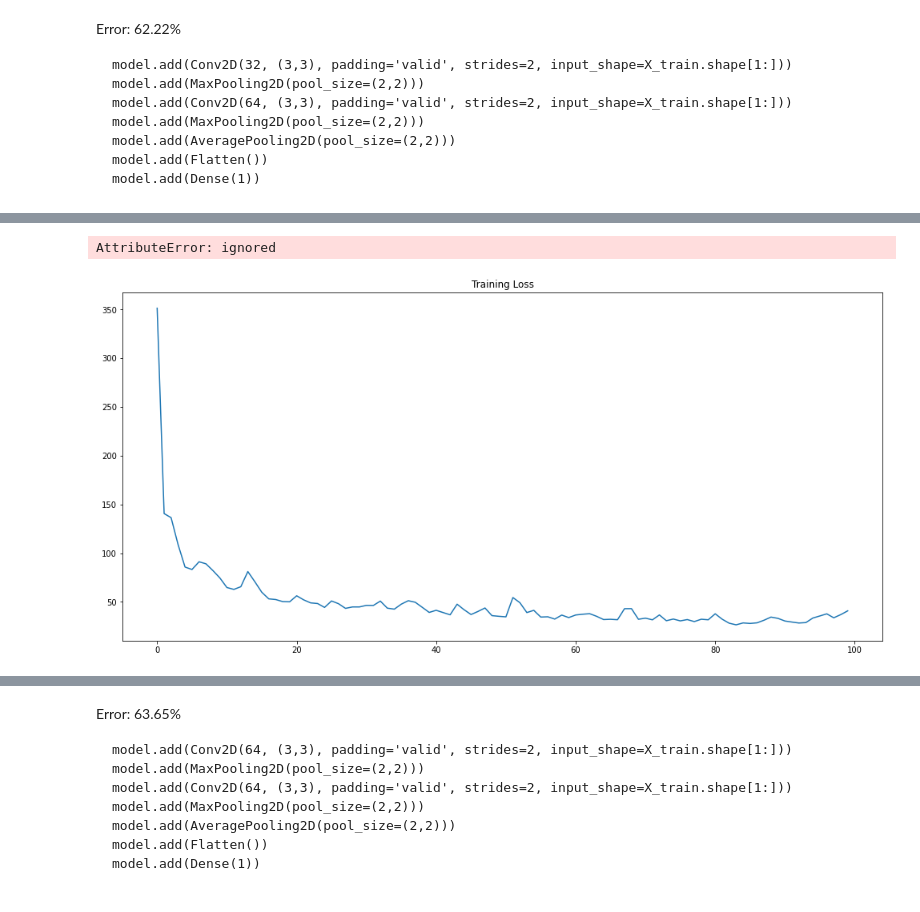
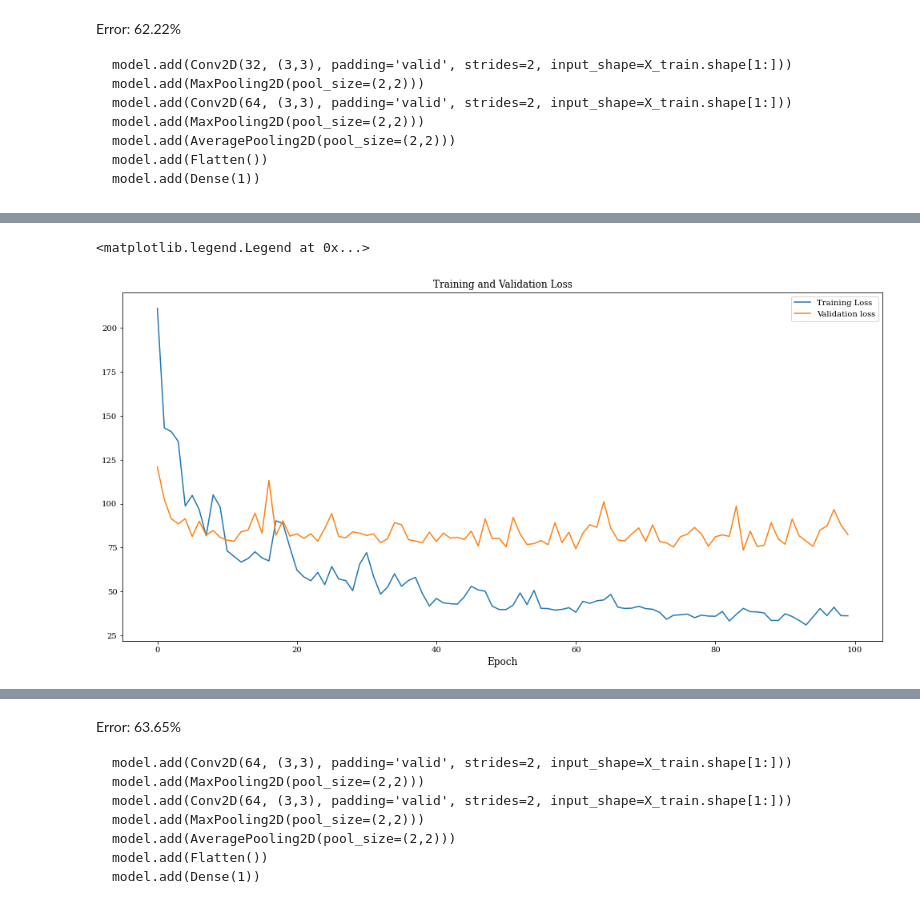
Before and after one commit to limited-fion/deep-learning-cw, a Jupyter notebook: 02_CNN_Introduction.ipynb, the cells around one changed output, grey strips where cells are left out. Drawn from its saved outputs; the diff is of its cells as text; code cells hidden in the pictures.

````diff
--- a/02_CNN_Introduction.ipynb
+++ b/02_CNN_Introduction.ipynb
@@ -785,7 +1916,7 @@ import numpy as np
 import matplotlib.pyplot as plt
 from numpy.random import seed
 
-house_section = 'frontal' # select between: kitchen, frontal, bedroom or bathroom
+house_section = 'kitchen' # select between: kitchen, frontal, bedroom or bathroom
 print('We have selected {} images. You can switch to the kitchen, frontal, bedroom or bathroom images by changing house_section variable.'.format(house_section))
 images = []
 for i_im in range(1, 536):
@@ -869,9 +2000,8 @@ model = Sequential()
 
 # . . .
 
-model.add(Conv2D(32, (3,3), padding='valid', strides=2, input_shape=X_train.shape[1:]))
-model.add(MaxPooling2D(pool_size=(2,2)))
-model.add(Conv2D(64, (3,3), padding='valid', strides=2, input_shape=X_train.shape[1:]))
+model.add(Conv2D(32, (3,3), padding='same', strides=1, input_shape=X_train.shape[1:]))
+model.add(Activation('relu'))
 model.add(MaxPooling2D(pool_size=(2,2)))
 model.add(AveragePooling2D(pool_size=(2,2)))
 model.add(Flatten())
@@ -896,6 +2026,6 @@ error_mean = np.mean(np.abs(diff))
 print("Estimation Error: {:.2f}%".format(error_mean))
 
 
-model.save('/content/drive/MyDrive/dl-cw/best')
+model.save('/content/drive/MyDrive/dl-cw/tryact')
 # %% [output]
 Drive already mounted at /content/drive; to attempt to forcibly remount, call drive.mount("/content/drive", force_remount=True).
@@ -944,3 +2074,21 @@ model.add(AveragePooling2D(pool_size=(2,2)))
 model.add(Flatten())
 model.add(Dense(1))
 ```
+# %%
+import matplotlib as mpl
+import matplotlib.font_manager as fm
+from matplotlib import font_manager as fm, pyplot as plt
+
+!wget https://github.com/trishume/OpenTuringCompiler/blob/master/stdlib-sfml/fonts/Times%20New%20Roman.ttf
+!wget https://github.com/matomo-org/travis-scripts/blob/master/fonts/Arial.ttf
+
+font_files = fm.findSystemFonts()
+
+# Go through and add each to Matplotlib's font cache.
+for font_file in font_files:
+    fm.fontManager.addfont(font_file)
+
+fm.fontManager.ttflist += fm.createFontList(['Times New Roman.ttf'])
+
+# Use your new font on all your plots.
+plt.rc('font', family='serif')
@@ -947,14 +2115,15 @@ model.add(Dense(1))
 # %%
 fig = plt.figure(figsize=(17,8))
-plt.plot(history.history['loss'])
-plt.title('Training Loss')
+plt.plot(history.history['loss'], label='Training Loss')
 # axes[0].set_ylabel('Mean Absolute Percentage Error')
-plt.xlabel('Epoch')
+plt.xlabel('Epoch', fontsize=12)
+plt.yticks(fontsize=10)
+plt.xticks(fontsize=10)
 
-plt.plot(history.history['val_mean_absolute_percentage_error'])
-plt.title('Validation Loss')
-plt.xlabel('Epoch')
+plt.plot(history.history['val_mean_absolute_percentage_error'], label='Validation loss')
+plt.title('Training and Validation Loss')
+plt.legend()
 # fig.title('Mean Absolute Percentage Error Loss')
 # %% [output]
-AttributeError: ignored
+<matplotlib.legend.Legend at 0x...>
-[figure, old version]
+[figure, new version]
````
Also changed, not shown: parts of 20 cells of this notebook.
